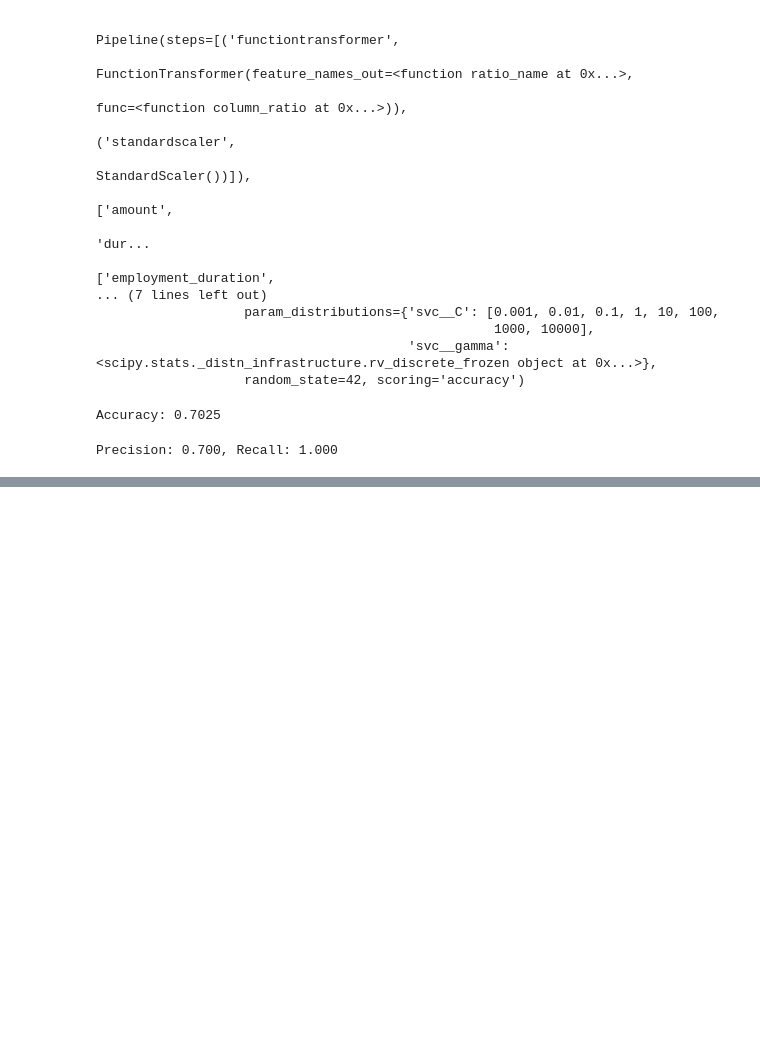
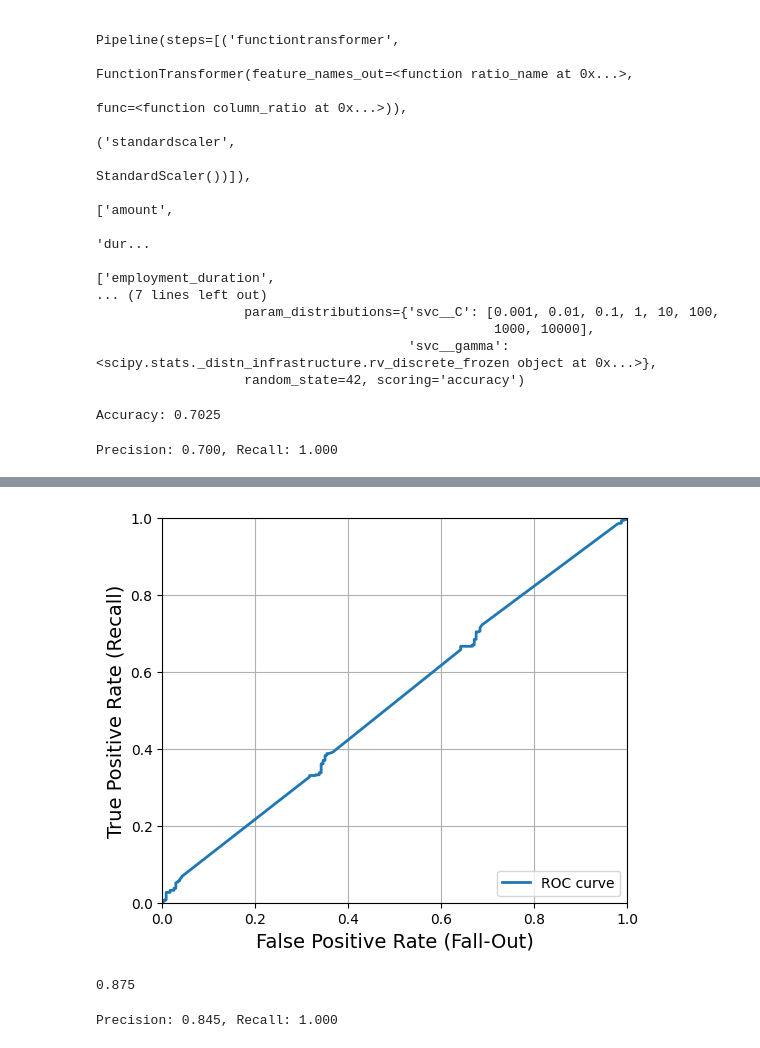
Before and after one commit to Gonzalo-Caro/Practicas-ML-NN, a Jupyter notebook: Additional Exercises/2. Classification.ipynb, the cells around one changed output, grey strips where cells are left out. Saved outputs shown, nothing was run; the diff lists cells and outputs as text; code cells hidden in the pictures; blank space fills up the shorter version.

```diff
--- a/Additional Exercises/2. Classification.ipynb
+++ b/Additional Exercises/2. Classification.ipynb
@@ -1390,0 +1447,29 @@ roc_rbf_svm = roc_auc_score(y_train_good, y_scores).round(3)
+# %%
+fpr, tpr, thresholds = roc_curve(y_train_good, y_scores)
+
+plt.figure(figsize=(6, 5))
+plt.plot(fpr, tpr, linewidth=2, label="ROC curve")
+
+plt.xlabel('False Positive Rate (Fall-Out)')
+plt.ylabel('True Positive Rate (Recall)')
+plt.grid()
+plt.axis([0, 1, 0, 1])
+plt.legend(loc="lower right", fontsize=10)
+
+plt.show()
+# %% [output]
+[figure, added]
+# %%
+y_scores_50 = cross_val_predict(rbf_svm_clf, X_train_50, y_train_good_50, cv=3,
+                             method="decision_function")
+# %% [output]
+0.875
+# %%
+y_train_pred_50 = cross_val_predict(rbf_svm_clf, X_train_50, y_train_good_50, cv=3)
+
+precision_50 = precision_score(y_train_good_50, y_train_pred_50)
+recall_50 = recall_score(y_train_good_50, y_train_pred_50)
+
+print(f'Precision: {precision_50:.3f}, Recall: {recall_50:.3f}')
+# %% [output]
+Precision: 0.845, Recall: 1.000
```
Also changed, not shown: parts of 11 cells of this notebook, 1 other file.
